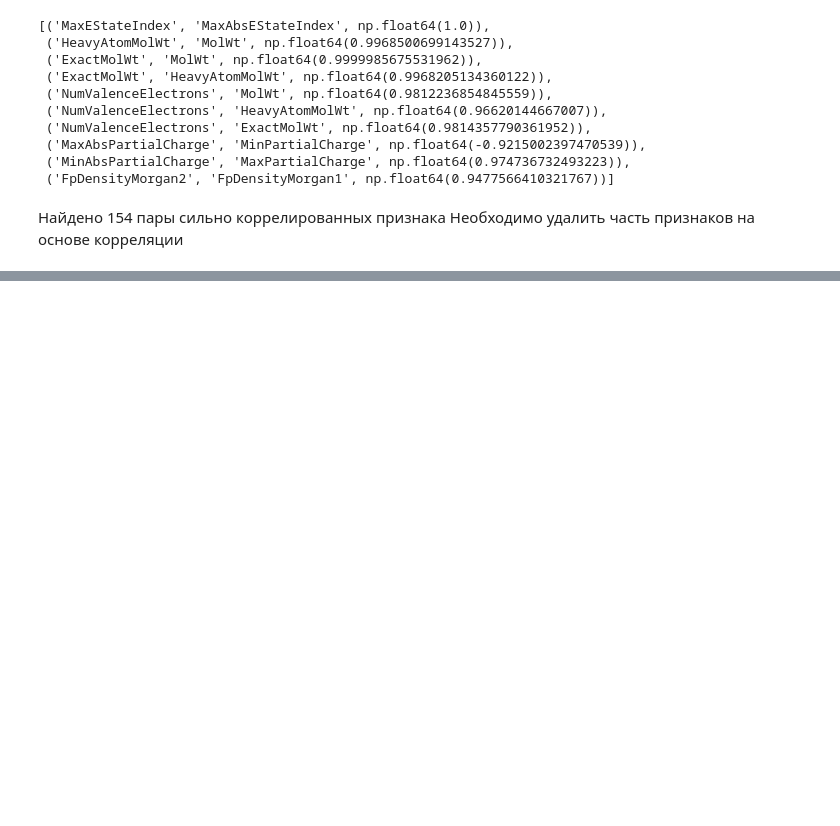
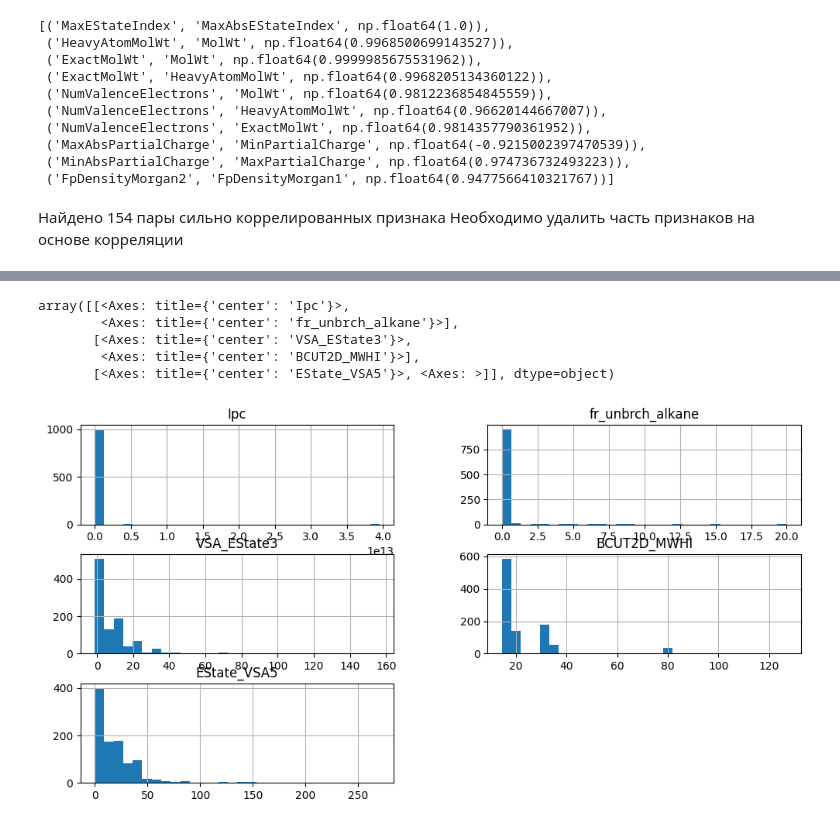
Before and after one commit to YashinSergey/compound_effectiveness_prediction, a Jupyter notebook: notebooks/eda.ipynb, the cells around one changed output, grey strips where cells are left out. Saved outputs shown, nothing was run; the diff lists cells and outputs as text; code cells hidden in the pictures; blank space fills up the shorter version.

```diff
--- a/notebooks/eda.ipynb
+++ b/notebooks/eda.ipynb
@@ -360,3 +366,20 @@ high_corr[:10]
 # %% [markdown]
 Найдено 154 пары сильно коррелированных признака
 Необходимо удалить часть признаков на основе корреляции
+# %%
+# создаём препроцессор и применяем к текущим данным
+preprocessor = DatasetPreprocessor(
+    target_column=None,
+    drop_unnamed=True,
+    drop_leakage=False,
+    drop_constant_features=True,
+    drop_corr=True,
+    corr_threshold=0.9,
+)
+
+clean_df = df.dropna()
+df_processed = preprocessor.fit_transform(clean_df)
+
+print('Исходная форма:', df.shape)
+print('После обработки:', df_processed.shape)
+print('Удалено колонок:', df.shape[1] - df_processed.shape[1])
@@ -362,0 +436,3 @@ high_corr[:10]
+# %%
+targets = ['IC50, mM', 'CC50, mM', 'SI']
+df_features_processed = df_processed.drop(columns=targets)
@@ -362,0 +488,11 @@ high_corr[:10]
+# %%
+# берём только признаки, где больше 10 уникальных значений
+numeric_features = df_features_processed.columns[
+    df_features_processed.nunique() > 10
+]
+
+# считаем skew только для них
+numeric_skew = df_features_processed[numeric_features].skew()
+
+# смотрим самые перекошенные вправо
+numeric_skew.sort_values(ascending=False).head(20)
@@ -362,0 +538,12 @@ high_corr[:10]
+# %%
+# проверим распределение 5 самых перекошенных вправо признаков
+cols_to_check = numeric_skew.sort_values(ascending=False).head(5).index
+
+df_features_processed[cols_to_check].hist(bins=30, figsize=(12, 6))
+# %% [output]
+array([[<Axes: title={'center': 'Ipc'}>,
+        <Axes: title={'center': 'fr_unbrch_alkane'}>],
+       [<Axes: title={'center': 'VSA_EState3'}>,
+        <Axes: title={'center': 'BCUT2D_MWHI'}>],
+       [<Axes: title={'center': 'EState_VSA5'}>, <Axes: >]], dtype=object)
+[figure, added]
```
Also changed, not shown: parts of 20 cells of this notebook, 3 other files.
